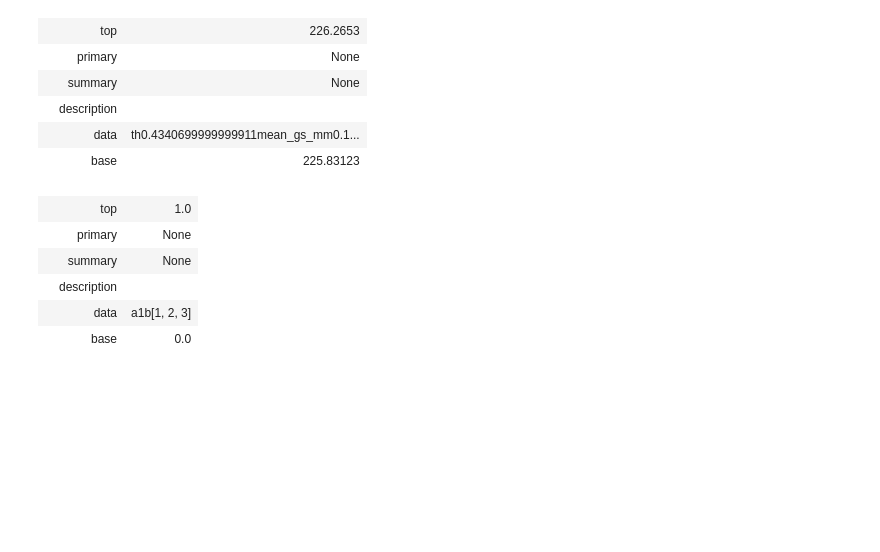
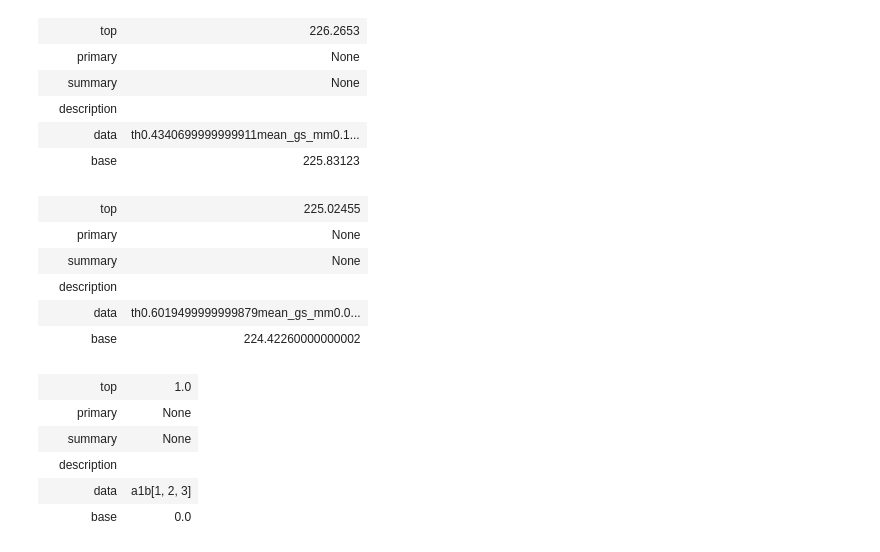
Before and after one commit to rgmyr/litholog, a Jupyter notebook: notebooks/scratch.ipynb, the cells around one changed output. Cells and saved outputs as stored; diff of their text form; code cells hidden in the pictures; blank space fills up the shorter version.

```diff
--- a/notebooks/scratch.ipynb
+++ b/notebooks/scratch.ipynb
@@ -34,14 +30,5 @@ ValueError: could not convert string to float:
 # %%
-def string2array(s):
-    vals = []
-    for num in s.split(','):
-        try:
-            vals.append(float(num))
-        except ValueError:
-            pass
-    return np.array(vals)
-
-transforms = {c : string2array for c in ['depth_m', 'grain_size_mm']}
+transforms = {c : graphiclog.utils.string2array for c in ['depth_m', 'grain_size_mm']}
 
 beds = pd.read_csv('../data/AllBedsWithProfiles.csv', converters=transforms)
 beds.head()
@@ -127,6 +113,15 @@ bedseq[1]
 |  | description |  |
 |  | data | th0.4340699999999911mean_gs_mm0.1... |
 |  | base | 225.83123 |
+# %%
+bedseq[4]
+# %% [output]
+|  | top | 225.02455 |
+|  | primary | None |
+|  | summary | None |
+|  | description |  |
+|  | data | th0.6019499999999879mean_gs_mm0.0... |
+|  | base | 224.42260000000002 |
 # %%
 b = graphiclog.Bed(top=1.0, base=0.0, data={'a' : 1, 'b' : [1,2,3]})
 # %%
```
Also changed, not shown: parts of 6 cells of this notebook, 5 other files.
